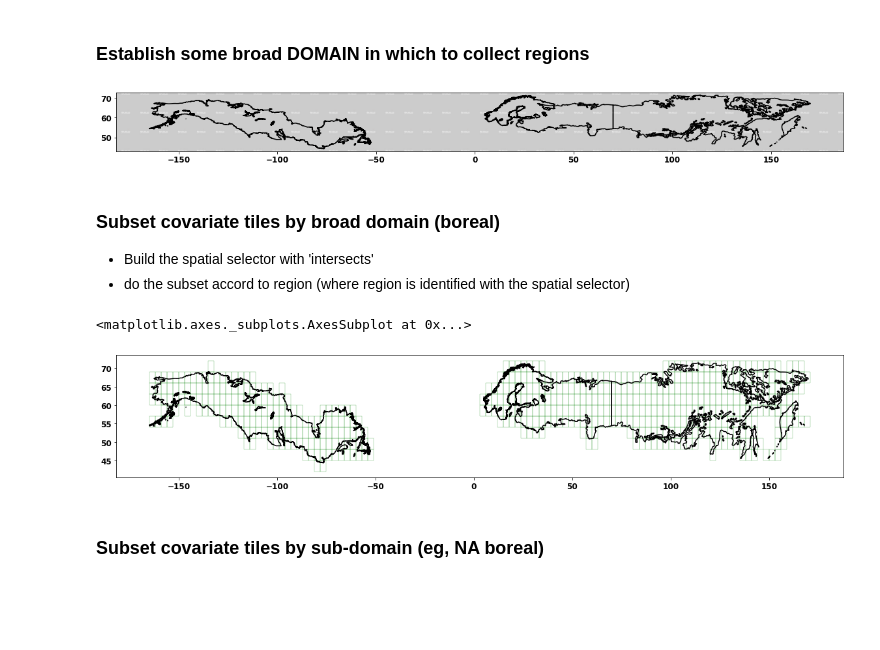
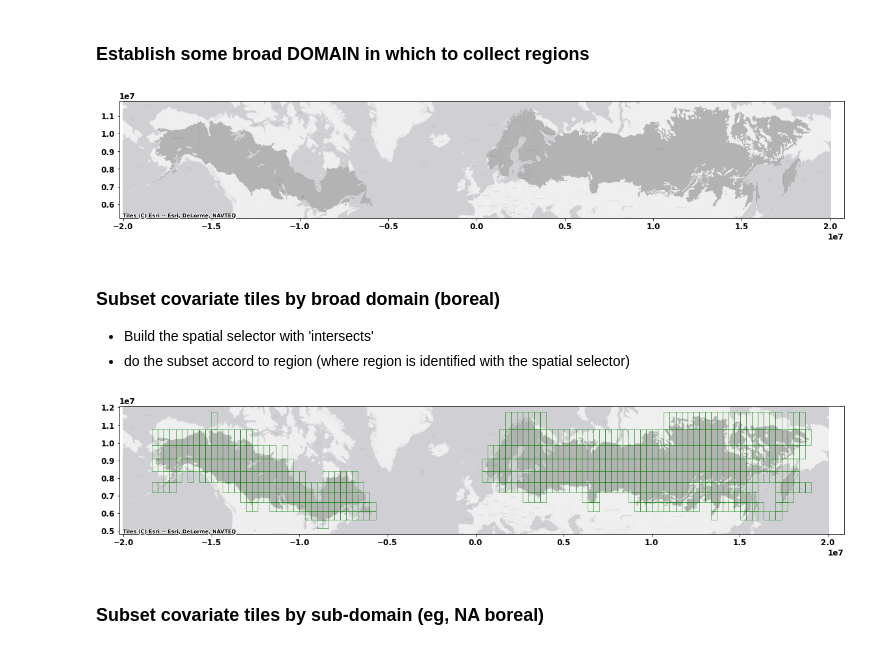
Before and after one commit to pahbs/maap_tools, a Jupyter notebook: notebooks/extent_stack.ipynb, the cells around one changed output. Cells and saved outputs as stored; diff of their text form; code cells hidden in the pictures; blank space fills up the shorter version.

```diff
--- a/notebooks/extent_stack.ipynb
+++ b/notebooks/extent_stack.ipynb
@@ -121,17 +121,17 @@ covar_footprint_tiles.head()
 # %%
 if False:
     world = gpd.read_file(gpd.datasets.get_path("naturalearth_lowres") )
     alaska = world[world.name == 'United States of America'].explode().cx[-170:-50, 50:90]
     canada = world[world.name == 'Canada']
     canada_alaska = pd.concat([alaska, canada])
     canada_alaska.plot()
 
 # Get boreal domain from wwf
 boreal_gdf = gpd.read_file('/projects/my-public-bucket/analyze_agb/input_zones/wwf_circumboreal_Dissolve.geojson')
-ax = boreal_gdf.boundary.plot(color='black', figsize=(20,5))
-ctx.add_basemap(ax,  source="http://services.arcgisonline.com/ArcGIS/rest/services/Canvas/World_Light_Gray_Base/MapServer/tile/{z}/{y}/{x}")
+ax = boreal_gdf.to_crs(3857).plot(alpha=0.25, color='black', figsize=(20,5))
+ctx.add_basemap(ax, source = ctx.providers.Esri.WorldGrayCanvas)
 # %% [output]
-[figure, old version]
+[figure, new version]
 # %% [markdown]
 ### Subset covariate tiles by broad domain (boreal)
 * Build the spatial selector with 'intersects'
@@ -144,11 +144,11 @@ boreal_gdf['dissolve_field'] = 'for intersect'
 # Do a dissolve so that there is only 1 polygon to intersect; .iloc[0]
 selector = covar_footprint_tiles.intersects(boreal_gdf.dissolve(by='dissolve_field').iloc[0].geometry)
 covar_footprint_tiles_subset = covar_footprint_tiles[selector]
-ax = covar_footprint_tiles_subset.boundary.plot(linewidth=0.25, color='green', figsize=(20,5))
-boreal_gdf.boundary.plot(color='black', ax=ax)
+ax = covar_footprint_tiles_subset.to_crs(3857).boundary.plot(linewidth=0.5, color='green', figsize=(20,5))
+ax = boreal_gdf.to_crs(3857).plot(alpha=0.25, color='black', ax=ax)
+ctx.add_basemap(ax, source = ctx.providers.Esri.WorldGrayCanvas)
 # %% [output]
-<matplotlib.axes._subplots.AxesSubplot at 0x...>
-[figure, old version]
+[figure, new version]
 # %% [markdown]
 ### Subset covariate tiles by sub-domain (eg, NA boreal)
 # %%
```
Also changed, not shown: parts of 16 cells of this notebook, 1 other file.
